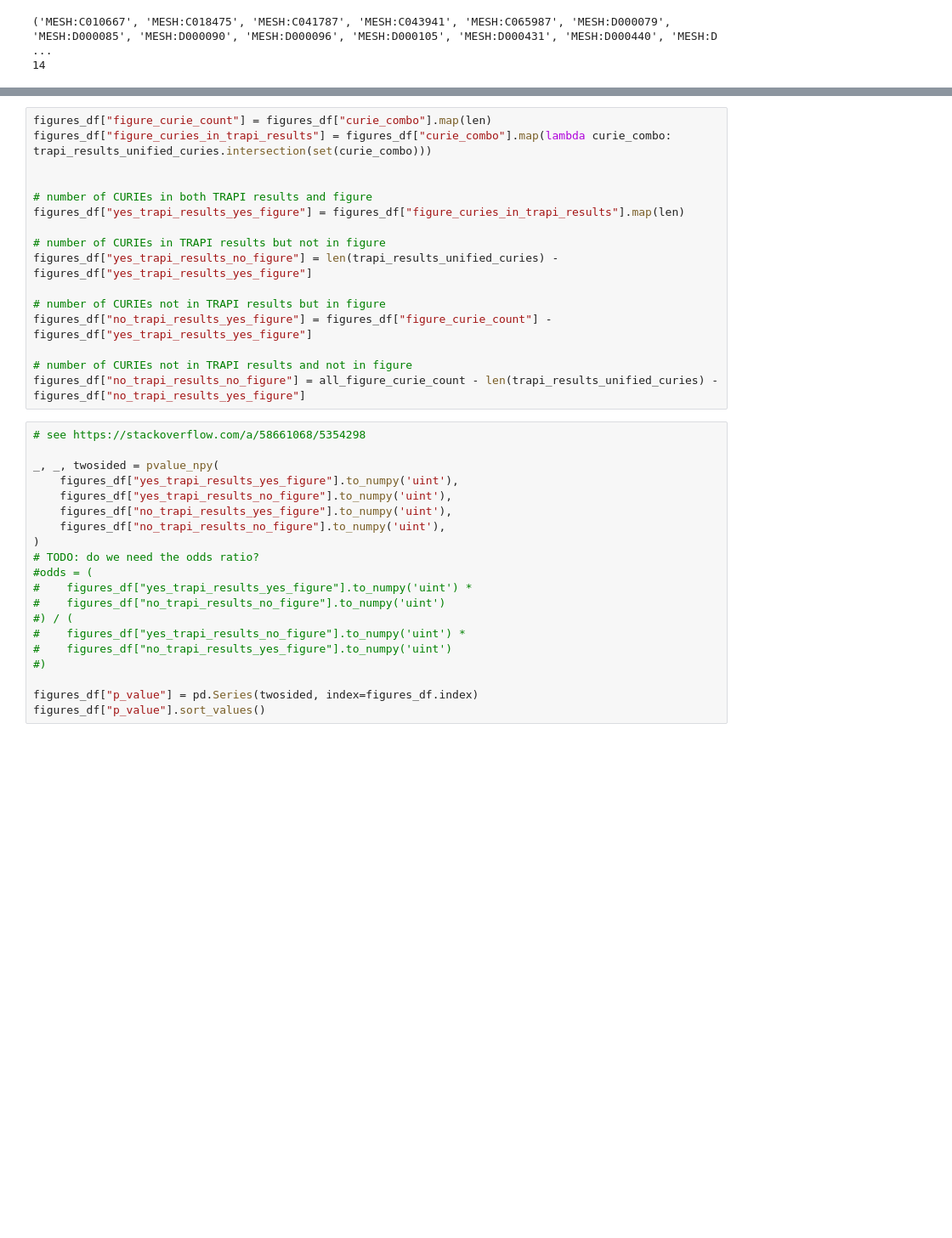
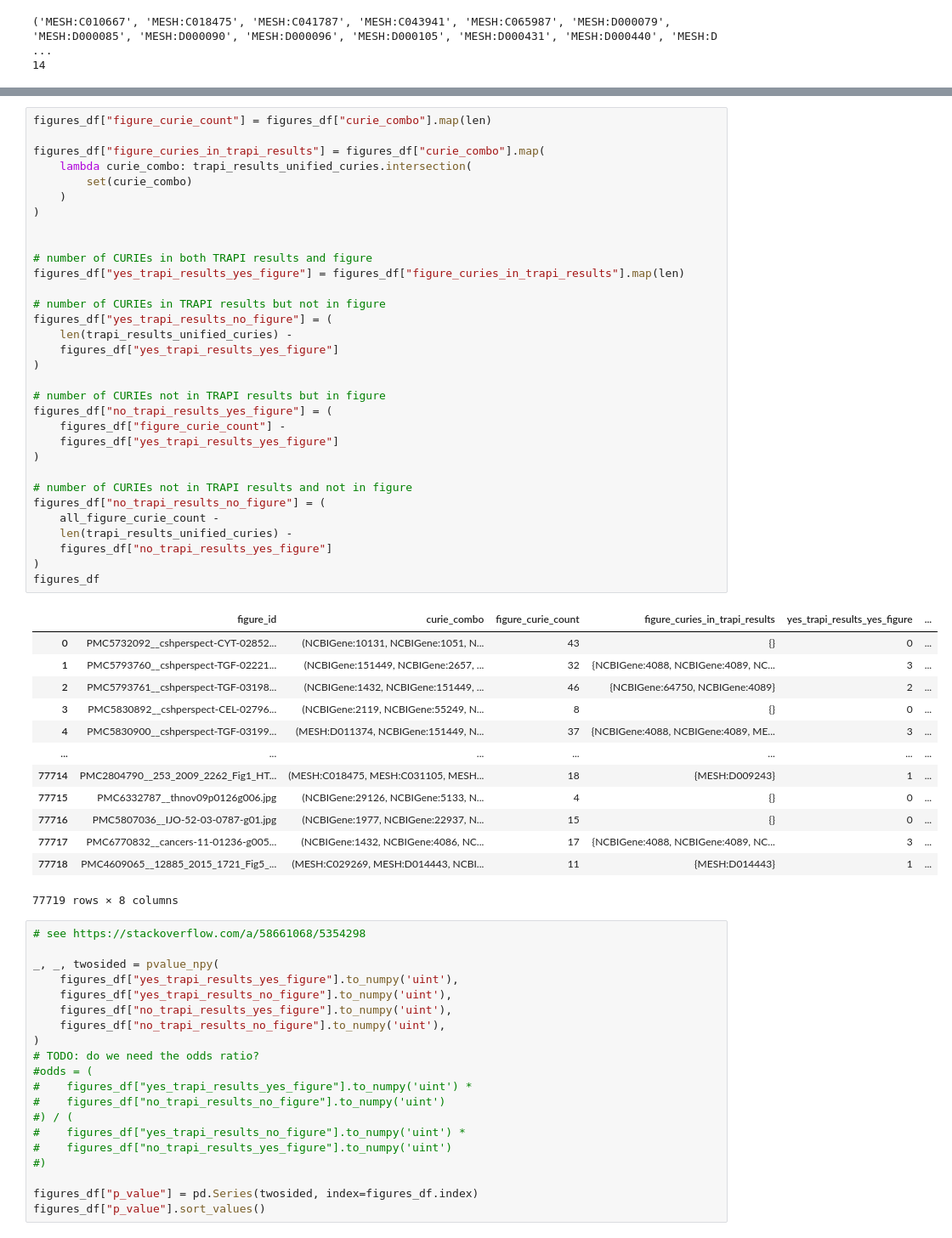
Before and after one commit to wikipathways/pathway-figure-ocr, a Jupyter notebook: notebooks/bte_clustering.ipynb, the cells around one changed output, grey strips where cells are left out. Shown at 85% size. Drawn from its saved outputs; the diff is of its cells as text; blank space fills up the shorter version.

```diff
--- a/notebooks/bte_clustering.ipynb
+++ b/notebooks/bte_clustering.ipynb
@@ -548,20 +562,50 @@ For figure PMC6361031__13205_2019_1598_Fig1_HTML.jpg for the all TRAPI CURIEs ca
 | Total                | 14          | 28735 - 14       | 28735        |
 # %%
 figures_df["figure_curie_count"] = figures_df["curie_combo"].map(len)
-figures_df["figure_curies_in_trapi_results"] = figures_df["curie_combo"].map(lambda curie_combo: trapi_results_unified_curies.intersection(set(curie_combo)))
+
+figures_df["figure_curies_in_trapi_results"] = figures_df["curie_combo"].map(
+    lambda curie_combo: trapi_results_unified_curies.intersection(
+        set(curie_combo)
+    )
+)
 
 
 # number of CURIEs in both TRAPI results and figure
 figures_df["yes_trapi_results_yes_figure"] = figures_df["figure_curies_in_trapi_results"].map(len)
 
 # number of CURIEs in TRAPI results but not in figure
-figures_df["yes_trapi_results_no_figure"] = len(trapi_results_unified_curies) - figures_df["yes_trapi_results_yes_figure"]
+figures_df["yes_trapi_results_no_figure"] = (
+    len(trapi_results_unified_curies) -
+    figures_df["yes_trapi_results_yes_figure"]
+)
 
 # number of CURIEs not in TRAPI results but in figure
-figures_df["no_trapi_results_yes_figure"] = figures_df["figure_curie_count"] - figures_df["yes_trapi_results_yes_figure"]
+figures_df["no_trapi_results_yes_figure"] = (
+    figures_df["figure_curie_count"] -
+    figures_df["yes_trapi_results_yes_figure"]
+)
 
 # number of CURIEs not in TRAPI results and not in figure
-figures_df["no_trapi_results_no_figure"] = all_figure_curie_count - len(trapi_results_unified_curies) - figures_df["no_trapi_results_yes_figure"]
+figures_df["no_trapi_results_no_figure"] = (
+    all_figure_curie_count -
+    len(trapi_results_unified_curies) -
+    figures_df["no_trapi_results_yes_figure"]
+)
+figures_df
+# %% [output]
+|  | figure_id | curie_combo | figure_curie_count | figure_curies_in_trapi_results | yes_trapi_results_yes_figure | ... |
+| 0 | PMC5732092__cshperspect-CYT-02852... | (NCBIGene:10131, NCBIGene:1051, N... | 43 | {} | 0 | ... |
+| 1 | PMC5793760__cshperspect-TGF-02221... | (NCBIGene:151449, NCBIGene:2657, ... | 32 | {NCBIGene:4088, NCBIGene:4089, NC... | 3 | ... |
+| 2 | PMC5793761__cshperspect-TGF-03198... | (NCBIGene:1432, NCBIGene:151449, ... | 46 | {NCBIGene:64750, NCBIGene:4089} | 2 | ... |
+| 3 | PMC5830892__cshperspect-CEL-02796... | (NCBIGene:2119, NCBIGene:55249, N... | 8 | {} | 0 | ... |
+| 4 | PMC5830900__cshperspect-TGF-03199... | (MESH:D011374, NCBIGene:151449, N... | 37 | {NCBIGene:4088, NCBIGene:4089, ME... | 3 | ... |
+| ... | ... | ... | ... | ... | ... | ... |
+| 77714 | PMC2804790__253_2009_2262_Fig1_HT... | (MESH:C018475, MESH:C031105, MESH... | 18 | {MESH:D009243} | 1 | ... |
+| 77715 | PMC6332787__thnov09p0126g006.jpg | (NCBIGene:29126, NCBIGene:5133, N... | 4 | {} | 0 | ... |
+| 77716 | PMC5807036__IJO-52-03-0787-g01.jpg | (NCBIGene:1977, NCBIGene:22937, N... | 15 | {} | 0 | ... |
+| 77717 | PMC6770832__cancers-11-01236-g005... | (NCBIGene:1432, NCBIGene:4086, NC... | 17 | {NCBIGene:4088, NCBIGene:4089, NC... | 3 | ... |
+| 77718 | PMC4609065__12885_2015_1721_Fig5_... | (MESH:C029269, MESH:D014443, NCBI... | 11 | {MESH:D014443} | 1 | ... |
+77719 rows × 8 columns
 # %%
 # see https://stackoverflow.com/a/58661068/5354298
 
```
Also changed, not shown: parts of 21 cells of this notebook.
